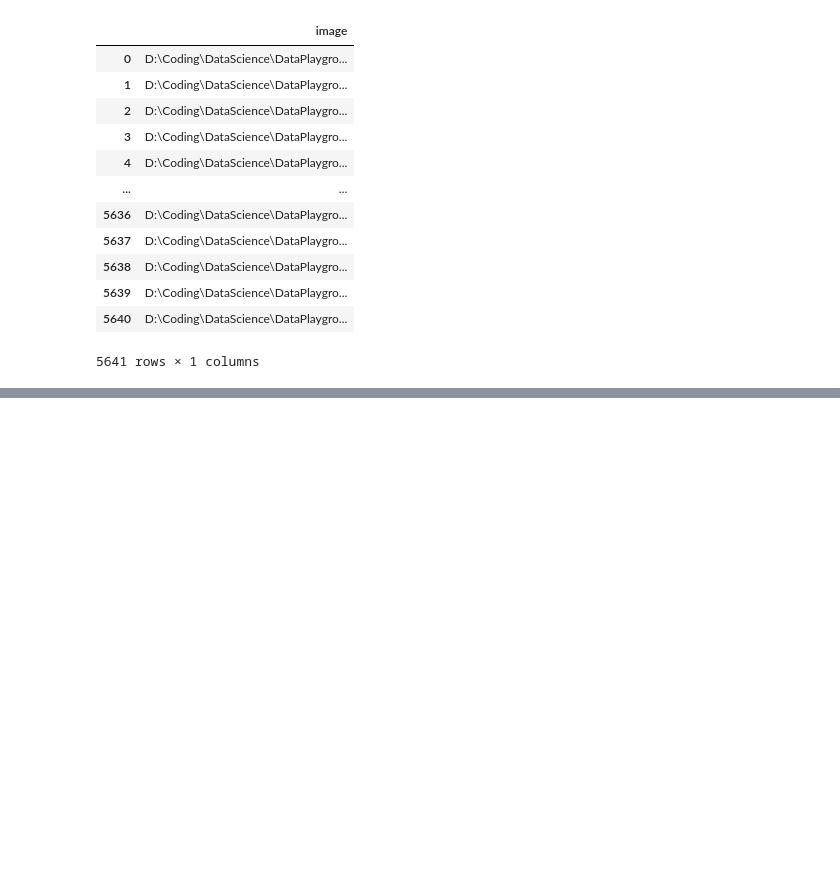
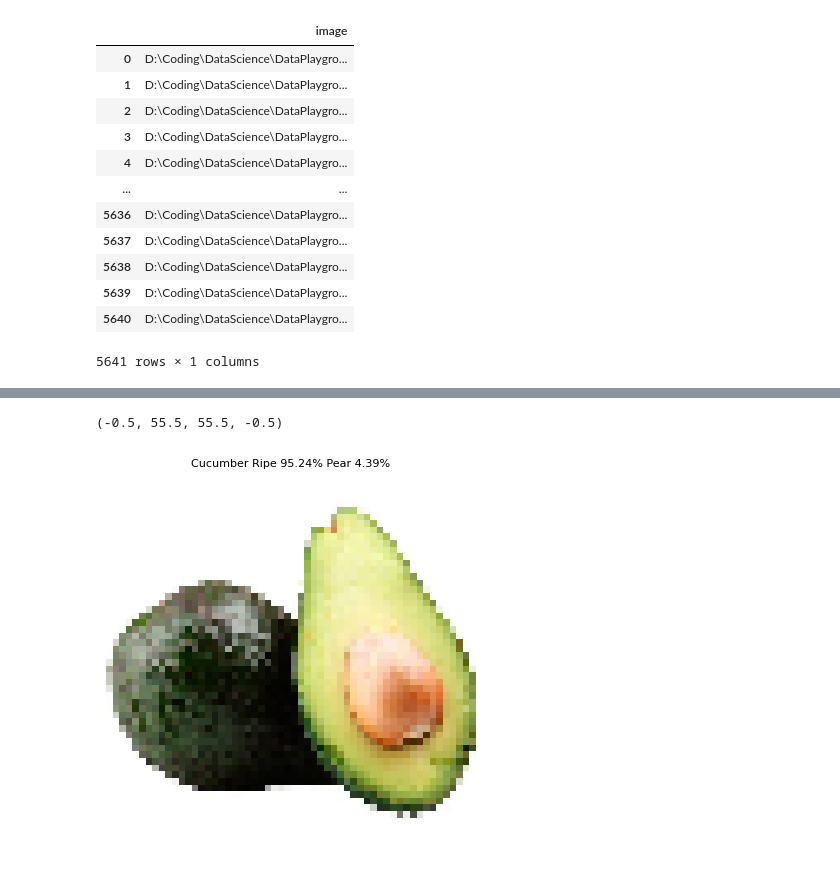
Before and after one commit to Volplayed/data-playground, a Jupyter notebook: FruitRecognition/fruit_recognition.ipynb, the cells around one changed output, grey strips where cells are left out. Cells and saved outputs as stored; diff of their text form; code cells hidden in the pictures; blank space fills up the shorter version.

```diff
--- a/FruitRecognition/fruit_recognition.ipynb
+++ b/FruitRecognition/fruit_recognition.ipynb
@@ -174,0 +222,24 @@ plt.show()
+# %%
+#predict images outside from dataset
+path = "D:\Coding\DataScience\DataPlayground\FruitRecognition\data\outside\Avocados-3d84a3a.jpg"
+
+image = img_to_array(path)
+
+prediction = model.predict(np.array([image]))
+preds = []
+labels = {value:key for key, value in label_nums.items()}
+for i, pred in enumerate(prediction):
+    sorted_indices = np.argsort(pred)[::-1]  # Sort in descending order
+    second_max_index = sorted_indices[1]  # Select the second element
+    pred_label = labels[pred.argmax()]
+    pred_prob = round(pred.max() * 100, 2)
+    second_label = labels[second_max_index]
+    second_prob = round(pred[second_max_index] * 100, 2)
+
+    preds.append(f"{pred_label} {pred_prob}% {second_label} {second_prob}%")
+
+
+plt.imshow(image)
+plt.title(preds[0], fontsize=8)
+plt.axis("off")
+# %% [output]
@@ -174,0 +247,2 @@ plt.show()
+(-0.5, 55.5, 55.5, -0.5)
+[figure, added]
```
Also changed, not shown: parts of 8 cells of this notebook, 5 other files.
